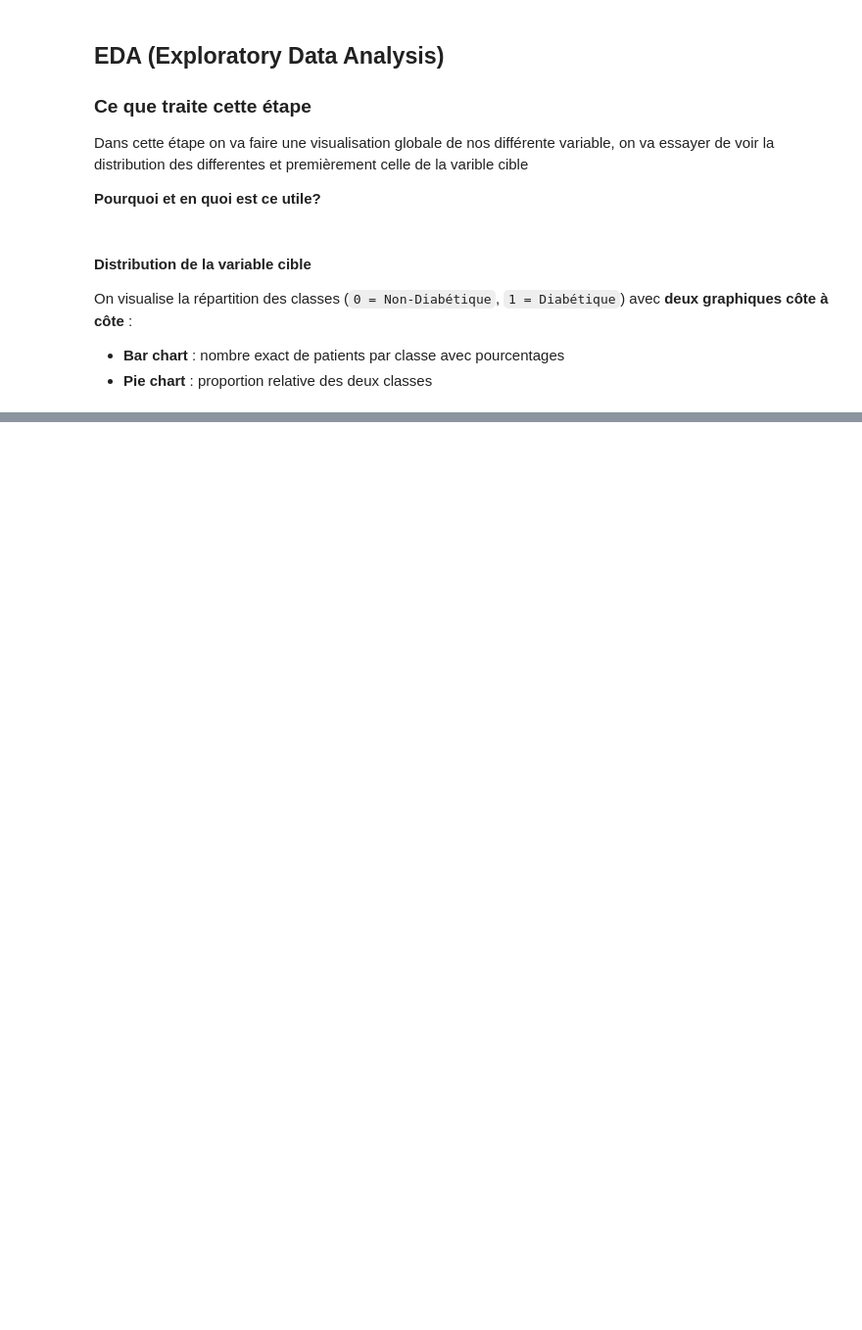
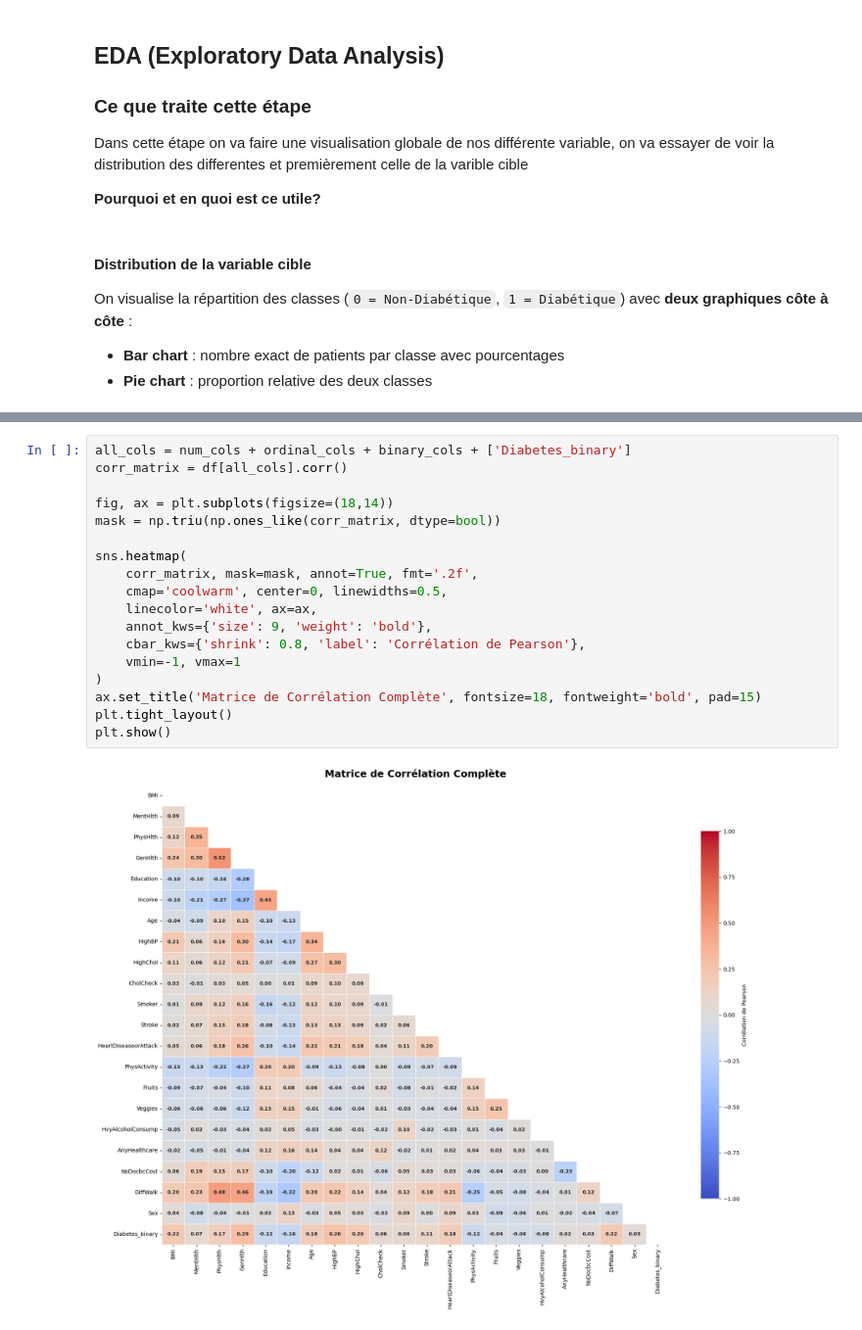
Before and after one commit to A4-CESI/deep_learning, a Jupyter notebook: preprocessing/preprocessingg.ipynb, the cells around one changed output, grey strips where cells are left out. Shown at 98% size. Saved outputs shown, nothing was run; the diff lists cells and outputs as text; blank space fills up the shorter version.

Commit message:
analyse exploratoire qualitative et quantitative, affichage de la matrice de corrélation

```diff
--- a/preprocessing/preprocessingg.ipynb
+++ b/preprocessing/preprocessingg.ipynb
@@ -272,0 +408,20 @@ plt.show()
+# %%
+all_cols = num_cols + ordinal_cols + binary_cols + ['Diabetes_binary']
+corr_matrix = df[all_cols].corr()
+
+fig, ax = plt.subplots(figsize=(18,14))
+mask = np.triu(np.ones_like(corr_matrix, dtype=bool))
+
+sns.heatmap(
+    corr_matrix, mask=mask, annot=True, fmt='.2f',
+    cmap='coolwarm', center=0, linewidths=0.5,
+    linecolor='white', ax=ax,
+    annot_kws={'size': 9, 'weight': 'bold'},
+    cbar_kws={'shrink': 0.8, 'label': 'Corrélation de Pearson'},
+    vmin=-1, vmax=1
+)
+ax.set_title('Matrice de Corrélation Complète', fontsize=18, fontweight='bold', pad=15)
+plt.tight_layout()
+plt.show()
+# %% [output]
+[figure, added]
```
Also changed, not shown: parts of 17 cells of this notebook, 1 other file.
